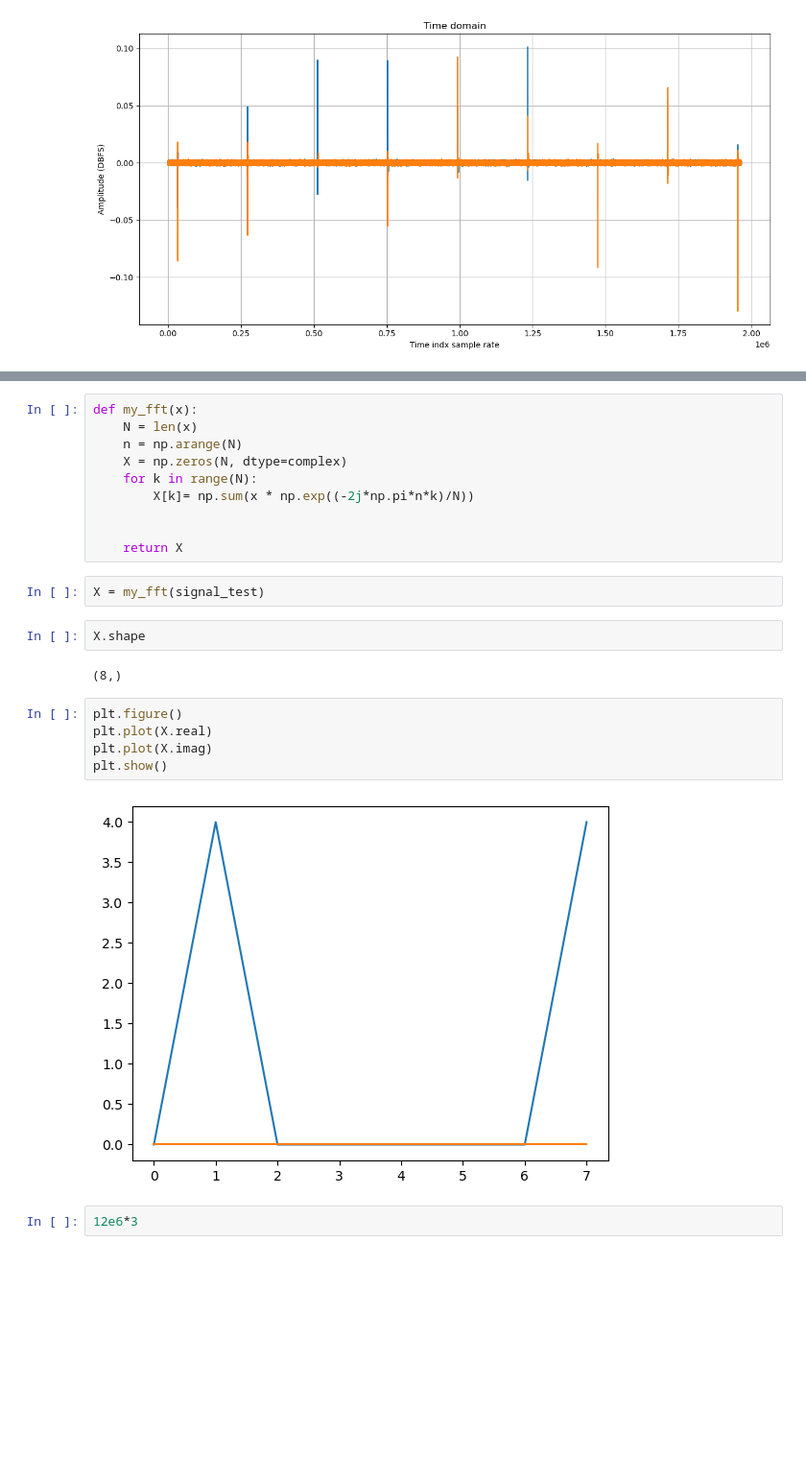
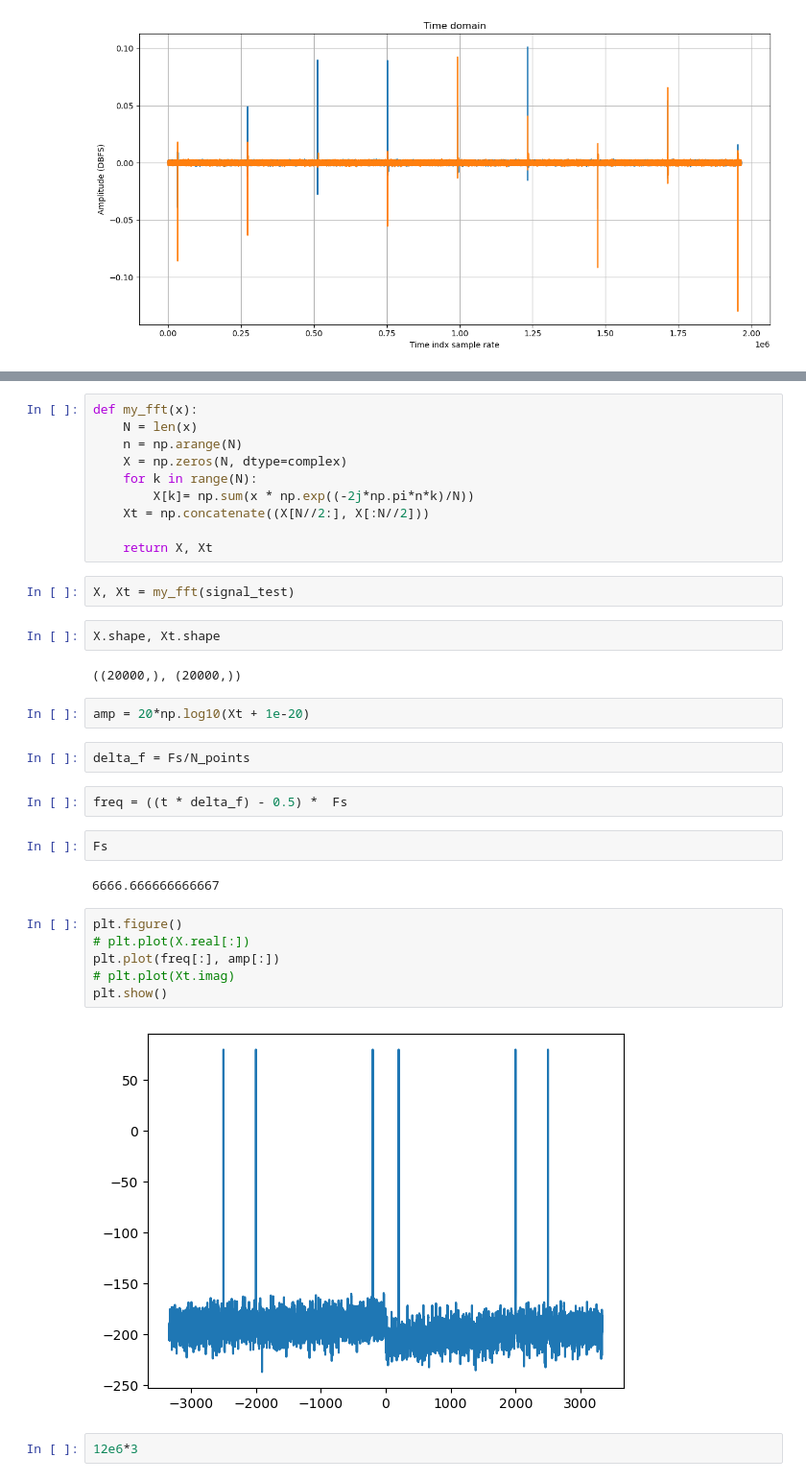
Before and after one commit to yousefBens/SDR_PRPD, a Jupyter notebook: Learn.ipynb, the cells around one changed output, grey strips where cells are left out. Shown at 96% size. Drawn from its saved outputs; the diff is of its cells as text; blank space fills up the shorter version.

```diff
--- a/Learn.ipynb
+++ b/Learn.ipynb
@@ -1591,22 +1611,33 @@ def my_fft(x):
     X = np.zeros(N, dtype=complex)
     for k in range(N):
         X[k]= np.sum(x * np.exp((-2j*np.pi*n*k)/N))
+    Xt = np.concatenate((X[N//2:], X[:N//2]))
 
-
-    return X
+    return X, Xt
 # %%
-X = my_fft(signal_test)
+X, Xt = my_fft(signal_test)
 # %%
-X.shape
+X.shape, Xt.shape
 # %% [output]
-(8,)
+((20000,), (20000,))
+# %%
+amp = 20*np.log10(Xt + 1e-20)
+# %%
+delta_f = Fs/N_points
+# %%
+freq = ((t * delta_f) - 0.5) *  Fs
+# %%
+Fs
+# %% [output]
+6666.666666666667
 # %%
 plt.figure()
-plt.plot(X.real)
-plt.plot(X.imag)
+# plt.plot(X.real[:])
+plt.plot(freq[:], amp[:])
+# plt.plot(Xt.imag)
 plt.show()
 # %% [output]
-[figure, old version]
+[figure, new version]
 # %%
 12e6*3
 # %% [output]
```
Also changed, not shown: parts of 15 cells of this notebook, 17 other files.
